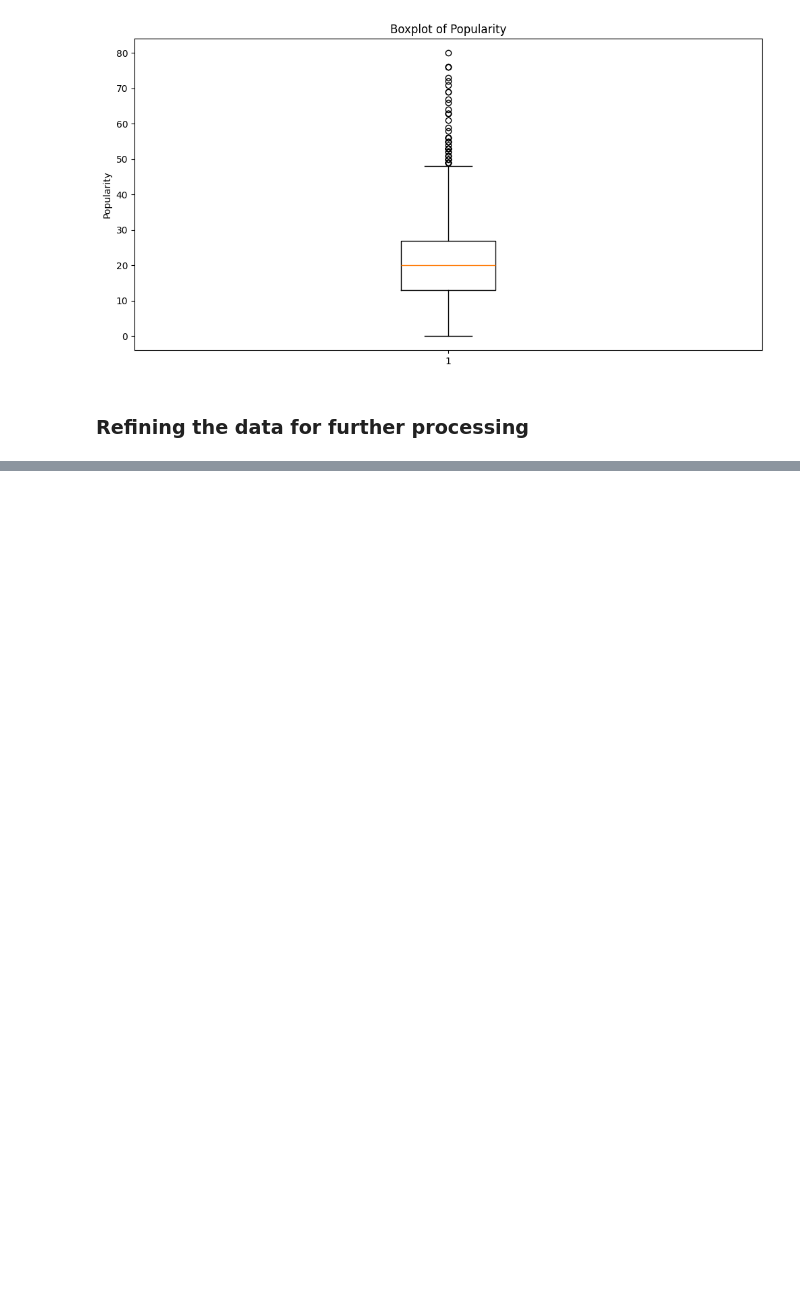
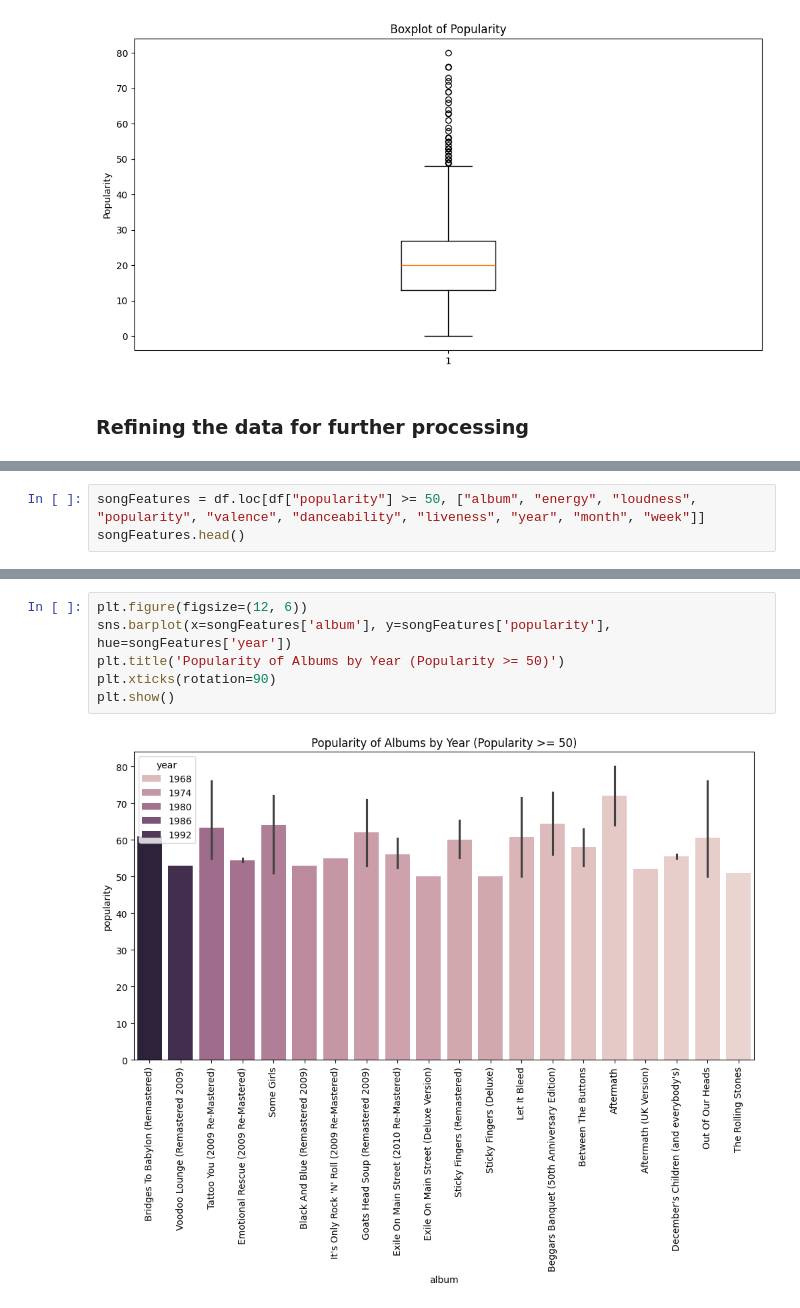
Before and after one commit to ShakyaSangam/spotify-ml-analysis, a Jupyter notebook: spotify.ipynb, the cells around one changed output, grey strips where cells are left out. Cells and saved outputs as stored; diff of their text form; blank space fills up the shorter version.

```diff
--- a/spotify.ipynb
+++ b/spotify.ipynb
@@ -224,0 +334,3 @@ plt.show()
+# %%
+songFeatures = df.loc[df["popularity"] >= 50, ["album", "energy", "loudness", "popularity", "valence", "danceability", "liveness", "year", "month", "week"]]
+songFeatures.head()
@@ -224,0 +344,8 @@ plt.show()
+# %%
+plt.figure(figsize=(12, 6))
+sns.barplot(x=songFeatures['album'], y=songFeatures['popularity'], hue=songFeatures['year'])
+plt.title('Popularity of Albums by Year (Popularity >= 50)')
+plt.xticks(rotation=90)
+plt.show()
+# %% [output]
+[figure, added]
```
Also changed, not shown: parts of 26 cells of this notebook.
